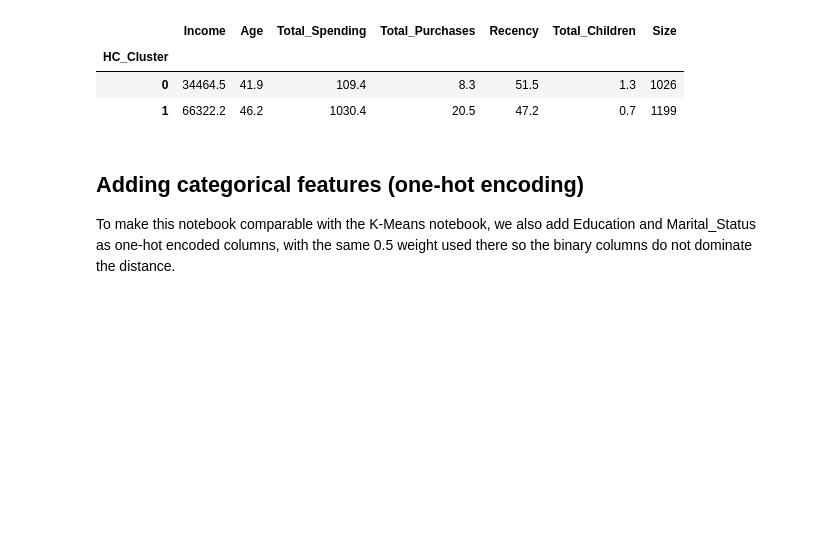
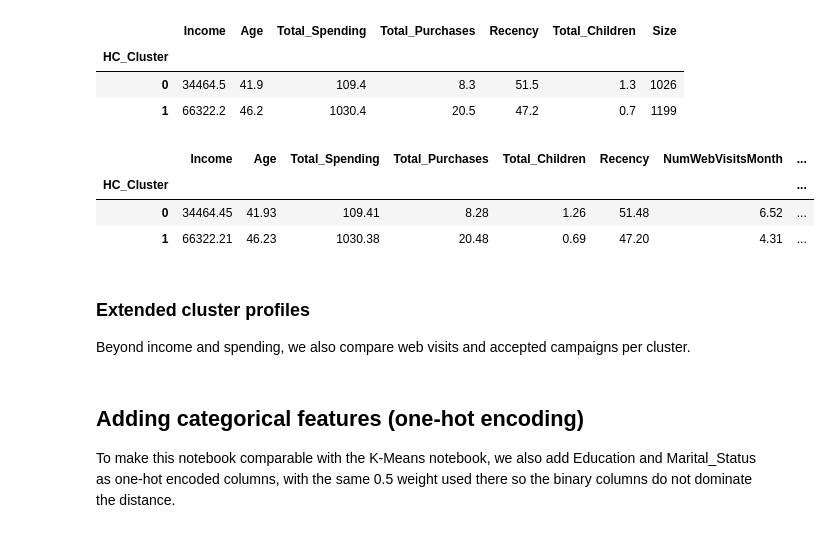
Before and after one commit to rzaest/Customer_Personality_Analysis, a Jupyter notebook: hierarchical_clustering.ipynb, the cells around one changed output. Cells and saved outputs as stored; diff of their text form; code cells hidden in the pictures; blank space fills up the shorter version.

Commit message:
add extended cluster profiles with web visits and campaigns

```diff
--- a/hierarchical_clustering.ipynb
+++ b/hierarchical_clustering.ipynb
@@ -111,6 +113,27 @@ profile
 | HC_Cluster |  |  |  |  |  |  |  |
 | 0 | 34464.5 | 41.9 | 109.4 | 8.3 | 51.5 | 1.3 | 1026 |
 | 1 | 66322.2 | 46.2 | 1030.4 | 20.5 | 47.2 | 0.7 | 1199 |
+# %%
+extended_profile = df.groupby("HC_Cluster").agg({
+    "Income": "mean",
+    "Age": "mean",
+    "Total_Spending": "mean",
+    "Total_Purchases": "mean",
+    "Total_Children": "mean",
+    "Recency": "mean",
+    "NumWebVisitsMonth": "mean",
+    "Total_Campaigns_Accepted": "mean"
+}).round(2)
+extended_profile["Size"] = df["HC_Cluster"].value_counts().sort_index()
+extended_profile
+# %% [output]
+|  | Income | Age | Total_Spending | Total_Purchases | Total_Children | Recency | NumWebVisitsMonth | ... |
+| HC_Cluster |  |  |  |  |  |  |  | ... |
+| 0 | 34464.45 | 41.93 | 109.41 | 8.28 | 1.26 | 51.48 | 6.52 | ... |
+| 1 | 66322.21 | 46.23 | 1030.38 | 20.48 | 0.69 | 47.20 | 4.31 | ... |
+# %% [markdown]
+### Extended cluster profiles
+Beyond income and spending, we also compare web visits and accepted campaigns per cluster.
 # %% [markdown]
 ## Adding categorical features (one-hot encoding)
 
```
Also changed, not shown: parts of 2 cells of this notebook.
